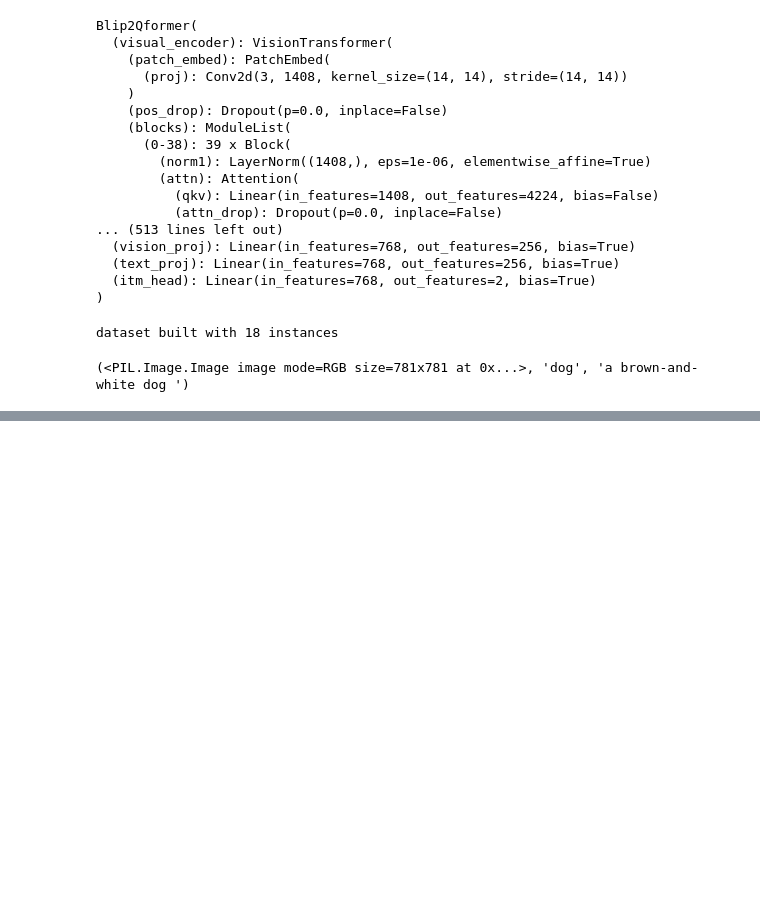
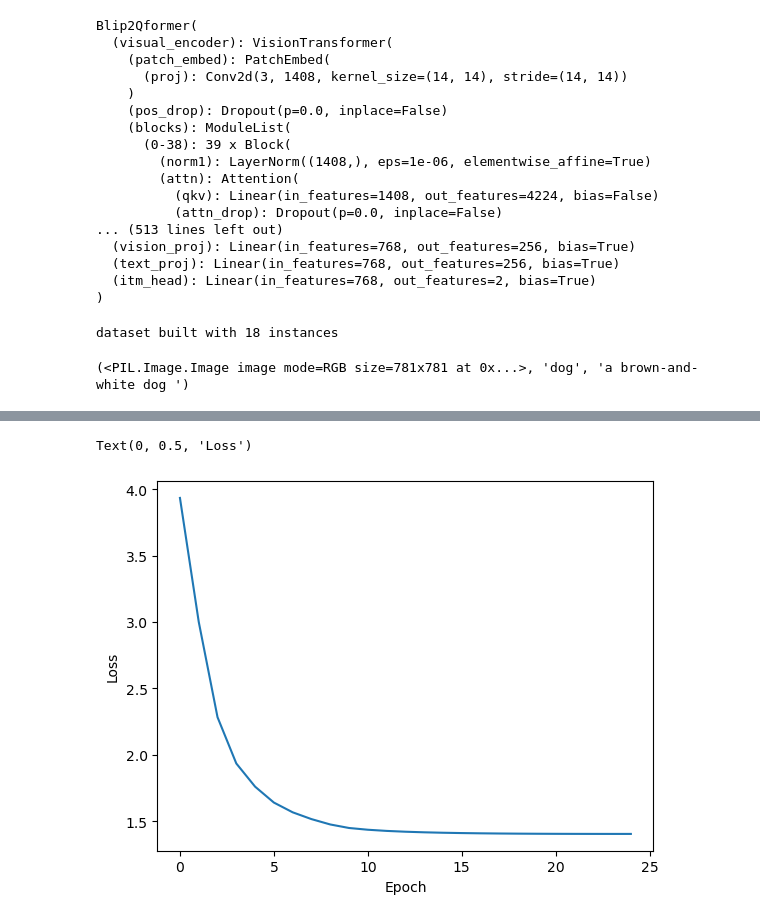
Before and after one commit to JingyuanHe1222/LAVIS_BLIP, a Jupyter notebook: tune.ipynb, the cells around one changed output, grey strips where cells are left out. Cells and saved outputs as stored; diff of their text form; code cells hidden in the pictures; blank space fills up the shorter version.

```diff
--- a/tune.ipynb
+++ b/tune.ipynb
@@ -66,7 +66,7 @@ print(dataset[0])
 # %%
 train_dataloader = DataLoader(dataset, shuffle=True, batch_size=1)
 # %%
-epoch=20
+epoch=25
 lr=1e-5
 eps=5e-5
 # %%
@@ -76,6 +76,8 @@ train_steps = epoch*len(train_dataloader)
 warm_step = int(train_steps*0.1)
 model.scheduler = get_cosine_schedule_with_warmup(model.optimizer, num_warmup_steps=warm_step,num_training_steps=train_steps)
 # %%
+all_loss = []
+
 for e in tqdm(range(epoch)):
 
     losses = 0
@@ -98,5 +100,6 @@ for e in tqdm(range(epoch)):
         if model.scheduler is not None:
             model.scheduler.step()  # update learning rate schedule
 
-    print("epoch: ", epoch, "losses: ", losses/len(dataset))
+    print("epoch: ", e, "losses: ", losses/len(dataset))
+    all_loss.append(losses/len(dataset))
 # %% [output]
@@ -112,0 +122,7 @@ losses:  1.558305905924903
+# %%
+plt.plot(all_loss)
+plt.xlabel("Epoch")
+plt.ylabel("Loss")
+# %% [output]
+Text(0, 0.5, 'Loss')
+[figure, added]
```
Also changed, not shown: parts of 5 cells of this notebook, 3 other files.
